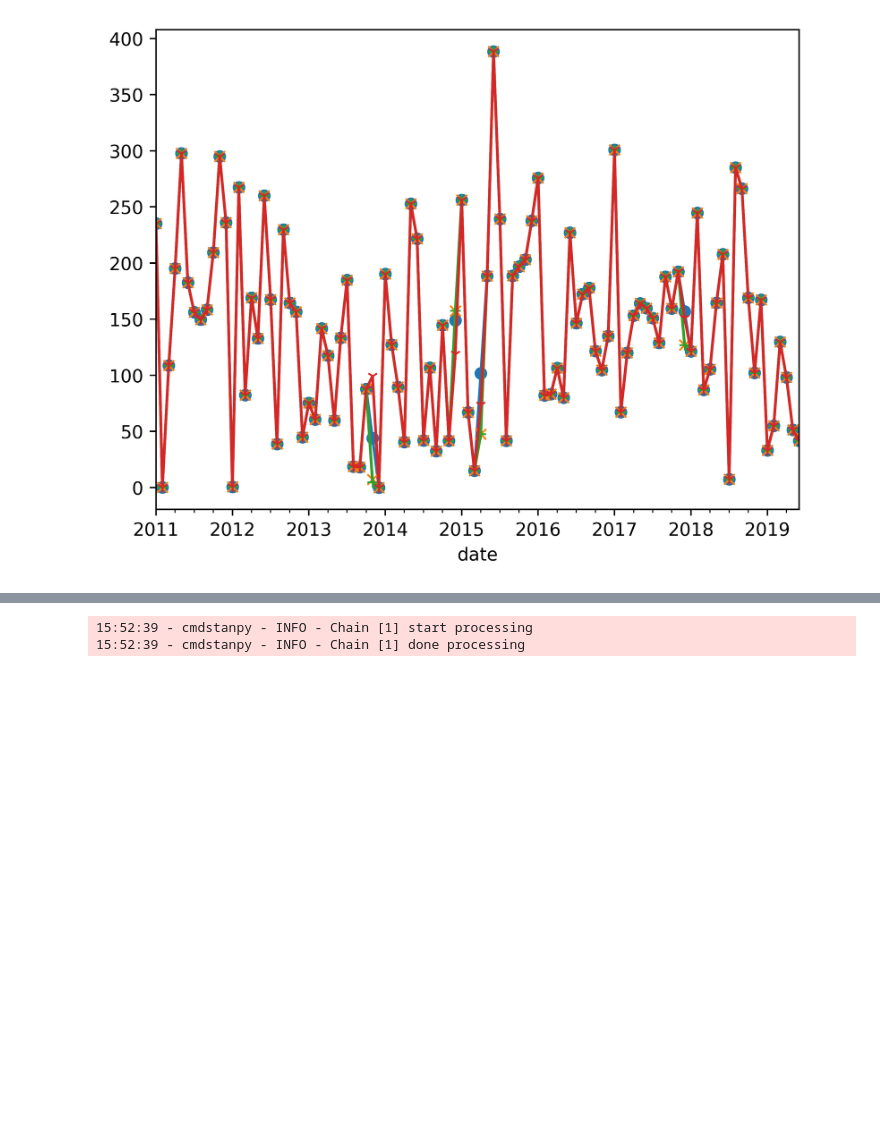
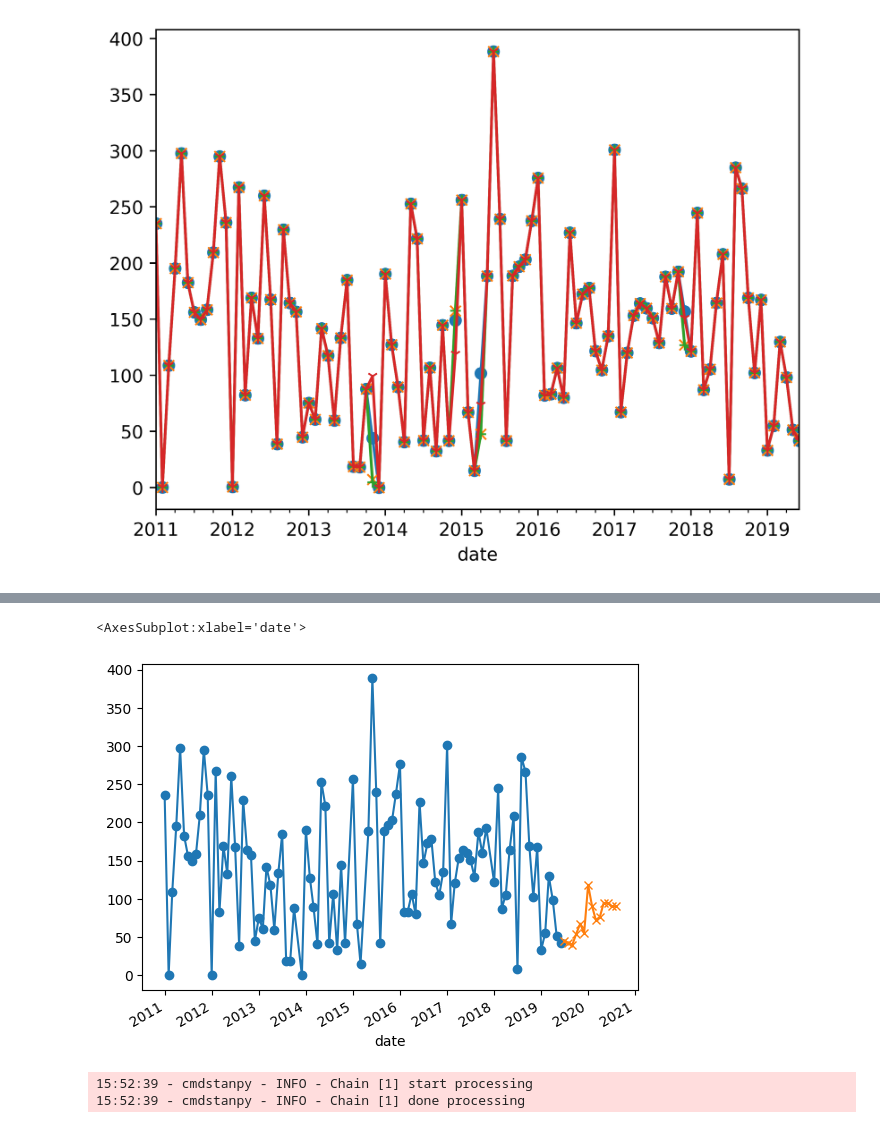
Before and after one commit to upcerbin/nmmcm3, a Jupyter notebook: A2.ipynb, the cells around one changed output, grey strips where cells are left out. Drawn from its saved outputs; the diff is of its cells as text; code cells hidden in the pictures; blank space fills up the shorter version.

```diff
--- a/A2.ipynb
+++ b/A2.ipynb
@@ -145,0 +256,12 @@ diff_data[0].plot()
+# %%
+file_path = './final_result/A2.xlsx'
+raw_data = pd.read_excel(file_path)
+raw_data.columns = ['date1','id1','id2','sales','values']
+raw_data['date']=pd.to_datetime(raw_data['date1'],format="%Y%m")
+raw_data.set_index(raw_data['date'],inplace=True)
+raw_data['sales'][:-10].plot(marker='o')
+inverse_predict.set_index(inverse_predict['date'],inplace=True)
+inverse_predict[0][1:].plot(marker='x')
+# %% [output]
+<AxesSubplot:xlabel='date'>
+[figure, added]
```
Also changed, not shown: parts of 9 cells of this notebook, 4 other files.
